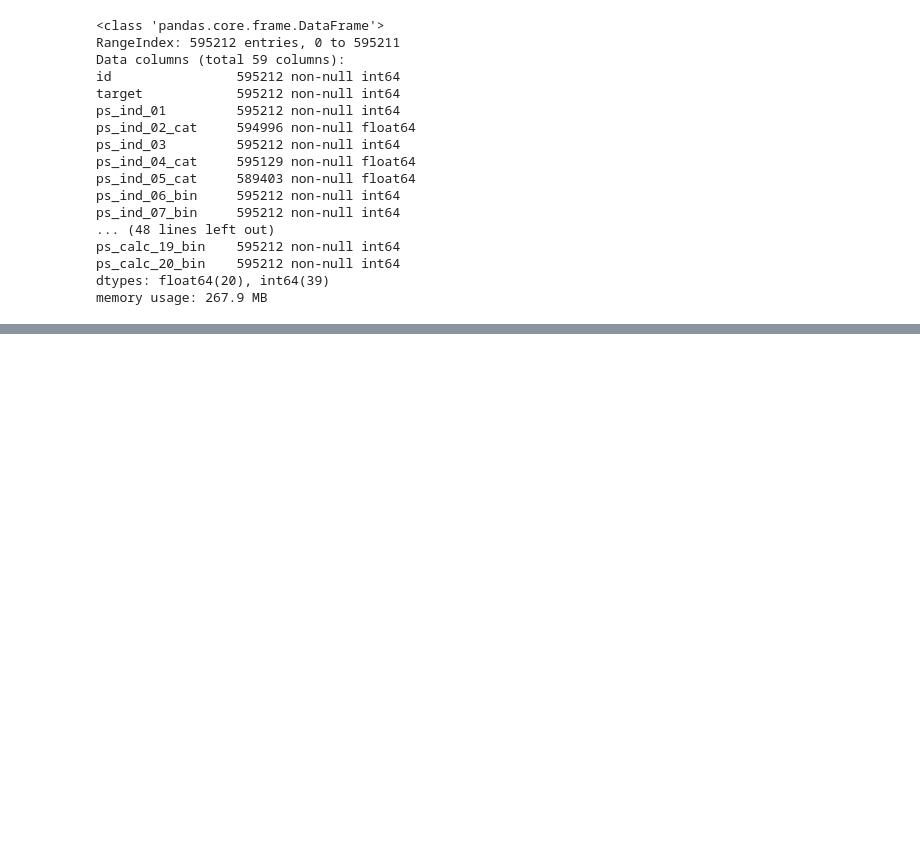
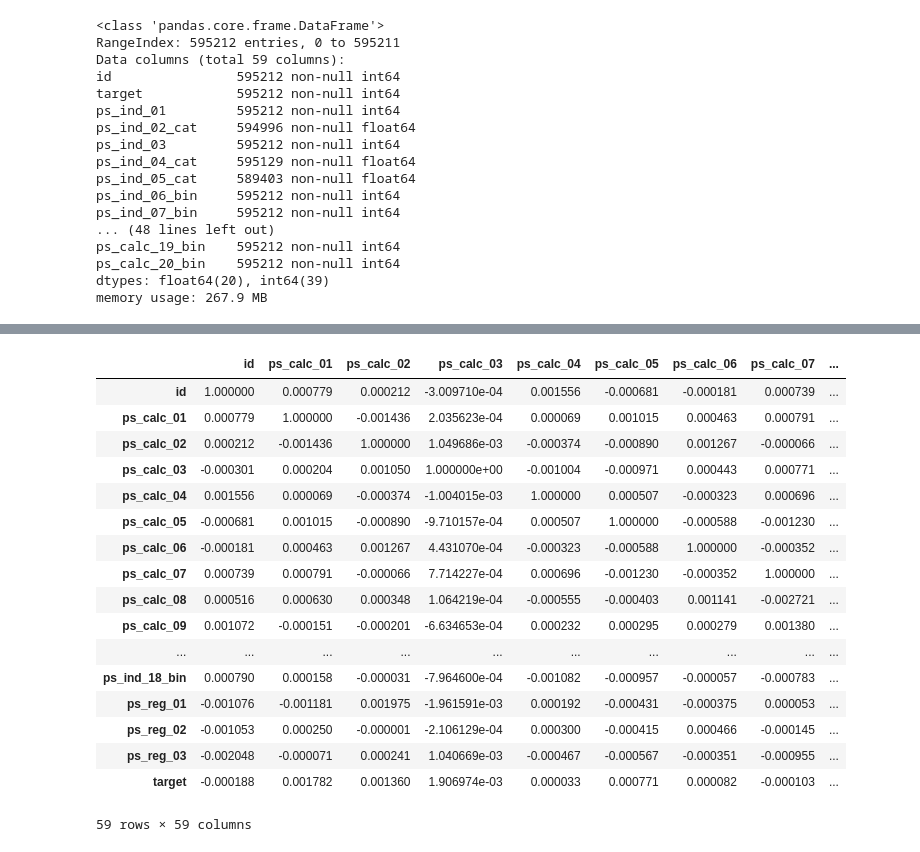
Before and after one commit to jinmang2/KSA_Modules, a Jupyter notebook: Module 3. Machine Learning with Python/20190624 module 3-4.ipynb, the cells around one changed output, grey strips where cells are left out. Saved outputs shown, nothing was run; the diff lists cells and outputs as text; code cells hidden in the pictures; blank space fills up the shorter version.

```diff
--- a/Module 3. Machine Learning with Python/20190624 module 3-4.ipynb
+++ b/Module 3. Machine Learning with Python/20190624 module 3-4.ipynb
@@ -1091,0 +1097,24 @@ sns.heatmap(corr, cmap=cmap)
+# %%
+del_feat_autocorr = np.where((corr.replace({1:0}).abs() < .5).sum(axis=1))[0]
+sub_corr = corr.iloc[del_feat_autocorr]
+sub_corr = sub_corr[sub_corr.index]
+sub_corr
+# %% [output]
+|  | id | ps_calc_01 | ps_calc_02 | ps_calc_03 | ps_calc_04 | ps_calc_05 | ps_calc_06 | ps_calc_07 | ... |
+| id | 1.000000 | 0.000779 | 0.000212 | -3.009710e-04 | 0.001556 | -0.000681 | -0.000181 | 0.000739 | ... |
+| ps_calc_01 | 0.000779 | 1.000000 | -0.001436 | 2.035623e-04 | 0.000069 | 0.001015 | 0.000463 | 0.000791 | ... |
+| ps_calc_02 | 0.000212 | -0.001436 | 1.000000 | 1.049686e-03 | -0.000374 | -0.000890 | 0.001267 | -0.000066 | ... |
+| ps_calc_03 | -0.000301 | 0.000204 | 0.001050 | 1.000000e+00 | -0.001004 | -0.000971 | 0.000443 | 0.000771 | ... |
+| ps_calc_04 | 0.001556 | 0.000069 | -0.000374 | -1.004015e-03 | 1.000000 | 0.000507 | -0.000323 | 0.000696 | ... |
+| ps_calc_05 | -0.000681 | 0.001015 | -0.000890 | -9.710157e-04 | 0.000507 | 1.000000 | -0.000588 | -0.001230 | ... |
+| ps_calc_06 | -0.000181 | 0.000463 | 0.001267 | 4.431070e-04 | -0.000323 | -0.000588 | 1.000000 | -0.000352 | ... |
+| ps_calc_07 | 0.000739 | 0.000791 | -0.000066 | 7.714227e-04 | 0.000696 | -0.001230 | -0.000352 | 1.000000 | ... |
+| ps_calc_08 | 0.000516 | 0.000630 | 0.000348 | 1.064219e-04 | -0.000555 | -0.000403 | 0.001141 | -0.002721 | ... |
+| ps_calc_09 | 0.001072 | -0.000151 | -0.000201 | -6.634653e-04 | 0.000232 | 0.000295 | 0.000279 | 0.001380 | ... |
+| ... | ... | ... | ... | ... | ... | ... | ... | ... | ... |
+| ps_ind_18_bin | 0.000790 | 0.000158 | -0.000031 | -7.964600e-04 | -0.001082 | -0.000957 | -0.000057 | -0.000783 | ... |
+| ps_reg_01 | -0.001076 | -0.001181 | 0.001975 | -1.961591e-03 | 0.000192 | -0.000431 | -0.000375 | 0.000053 | ... |
+| ps_reg_02 | -0.001053 | 0.000250 | -0.000001 | -2.106129e-04 | 0.000300 | -0.000415 | 0.000466 | -0.000145 | ... |
+| ps_reg_03 | -0.002048 | -0.000071 | 0.000241 | 1.040669e-03 | -0.000467 | -0.000567 | -0.000351 | -0.000955 | ... |
+| target | -0.000188 | 0.001782 | 0.001360 | 1.906974e-03 | 0.000033 | 0.000771 | 0.000082 | -0.000103 | ... |
+59 rows × 59 columns
```
Also changed, not shown: parts of 4 cells of this notebook, 2 other files.
